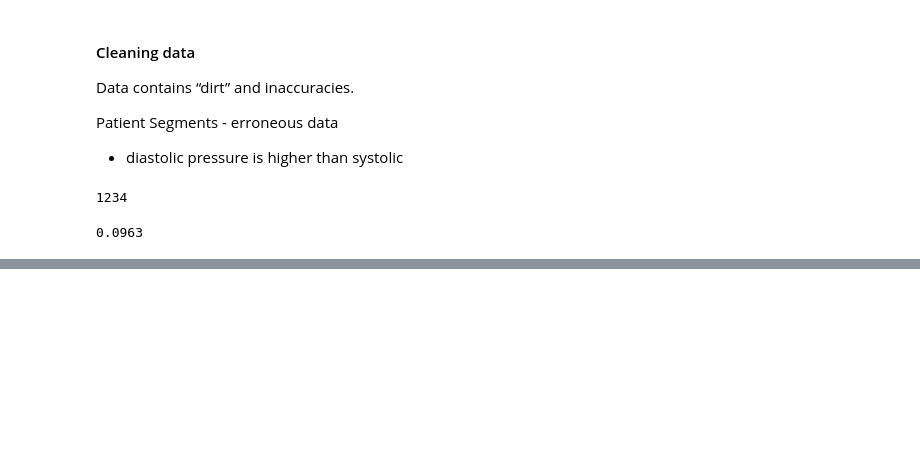
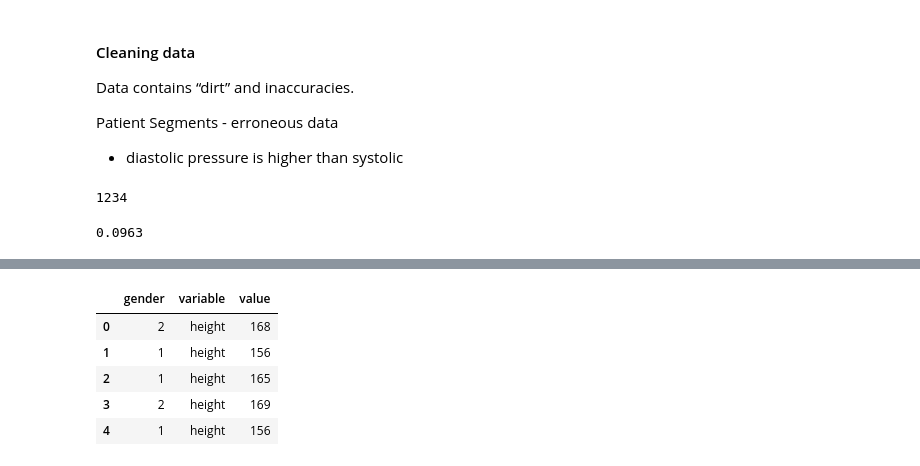
Before and after one commit to Rahul-YYC/data-science-machine-learning, a Jupyter notebook: DS-CardiovascularVisualization/cardiovascular_analysis.ipynb, the cells around one changed output, grey strips where cells are left out. Cells and saved outputs as stored; diff of their text form; code cells hidden in the pictures; blank space fills up the shorter version.

```diff
--- a/DS-CardiovascularVisualization/cardiovascular_analysis.ipynb
+++ b/DS-CardiovascularVisualization/cardiovascular_analysis.ipynb
@@ -369,0 +433,9 @@ filtered_df = df[~df.index.isin(df_to_remove)]
+# %%
+df_melt.head()
+# %% [output]
+|  | gender | variable | value |
+| 0 | 2 | height | 168 |
+| 1 | 1 | height | 156 |
+| 2 | 1 | height | 165 |
+| 3 | 2 | height | 169 |
+| 4 | 1 | height | 156 |
```
Also changed, not shown: parts of 12 cells of this notebook.
